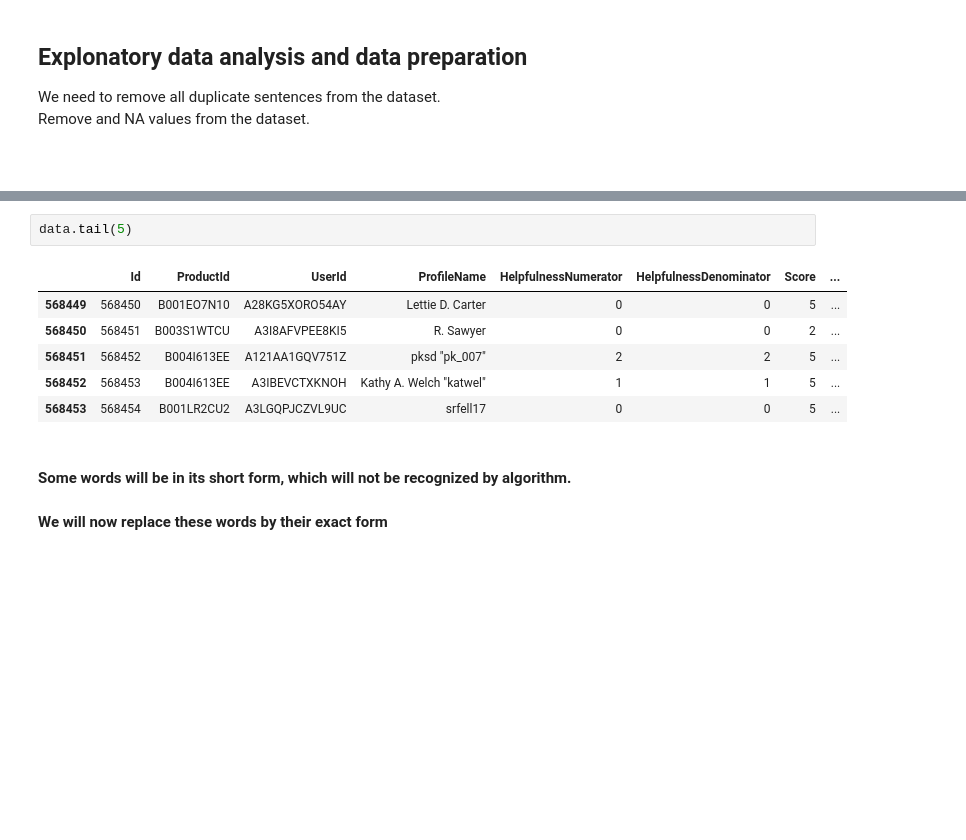
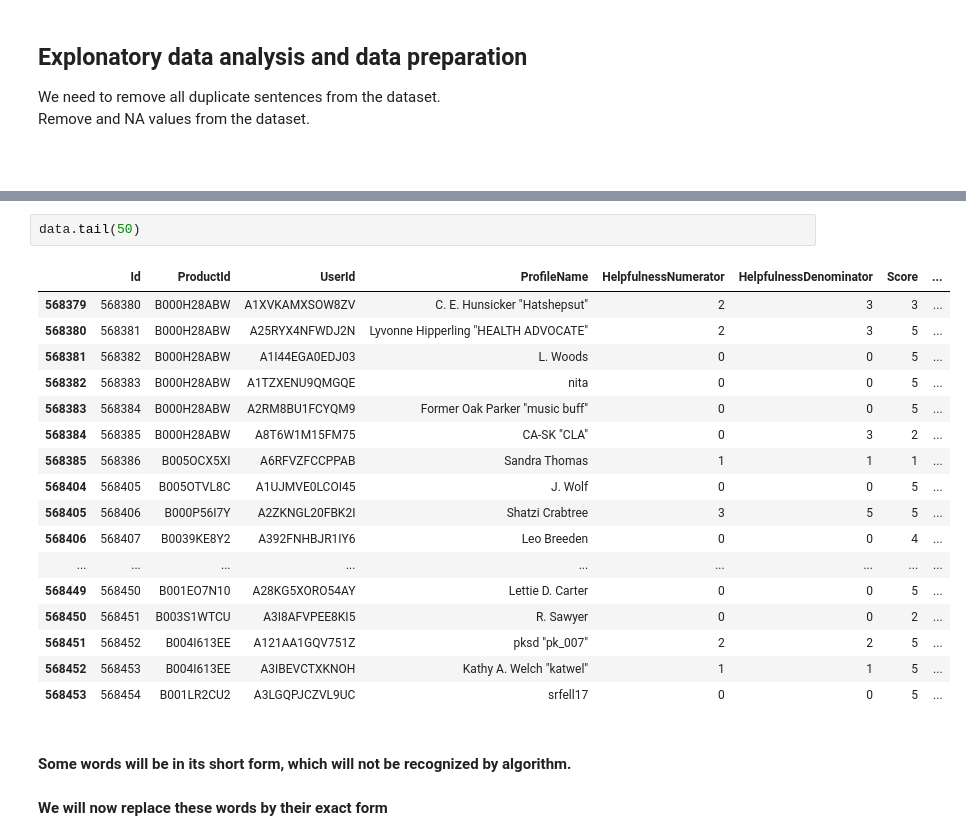
Before and after one commit to jeelmakani/nlp-text-summerization, a Jupyter notebook: text-summerize.ipynb, the cells around one changed output, grey strips where cells are left out. Cells and saved outputs as stored; diff of their text form; blank space fills up the shorter version.

```diff
--- a/text-summerize.ipynb
+++ b/text-summerize.ipynb
@@ -69,7 +79,18 @@ memory usage: 33.0+ MB
 # %%
-data.tail(5)
+data.tail(50)
 # %% [output]
 |  | Id | ProductId | UserId | ProfileName | HelpfulnessNumerator | HelpfulnessDenominator | Score | ... |
+| 568379 | 568380 | B000H28ABW | A1XVKAMXSOW8ZV | C. E. Hunsicker "Hatshepsut" | 2 | 3 | 3 | ... |
+| 568380 | 568381 | B000H28ABW | A25RYX4NFWDJ2N | Lyvonne Hipperling "HEALTH ADVOCATE" | 2 | 3 | 5 | ... |
+| 568381 | 568382 | B000H28ABW | A1I44EGA0EDJ03 | L. Woods | 0 | 0 | 5 | ... |
+| 568382 | 568383 | B000H28ABW | A1TZXENU9QMGQE | nita | 0 | 0 | 5 | ... |
+| 568383 | 568384 | B000H28ABW | A2RM8BU1FCYQM9 | Former Oak Parker "music buff" | 0 | 0 | 5 | ... |
+| 568384 | 568385 | B000H28ABW | A8T6W1M15FM75 | CA-SK "CLA" | 0 | 3 | 2 | ... |
+| 568385 | 568386 | B005OCX5XI | A6RFVZFCCPPAB | Sandra Thomas | 1 | 1 | 1 | ... |
+| 568404 | 568405 | B005OTVL8C | A1UJMVE0LCOI45 | J. Wolf | 0 | 0 | 5 | ... |
+| 568405 | 568406 | B000P56I7Y | A2ZKNGL20FBK2I | Shatzi Crabtree | 3 | 5 | 5 | ... |
+| 568406 | 568407 | B0039KE8Y2 | A392FNHBJR1IY6 | Leo Breeden | 0 | 0 | 4 | ... |
+| ... | ... | ... | ... | ... | ... | ... | ... | ... |
 | 568449 | 568450 | B001EO7N10 | A28KG5XORO54AY | Lettie D. Carter | 0 | 0 | 5 | ... |
 | 568450 | 568451 | B003S1WTCU | A3I8AFVPEE8KI5 | R. Sawyer | 0 | 0 | 2 | ... |
 | 568451 | 568452 | B004I613EE | A121AA1GQV751Z | pksd "pk_007" | 2 | 2 | 5 | ... |
```
Also changed, not shown: parts of 4 cells of this notebook, 2 other files.
